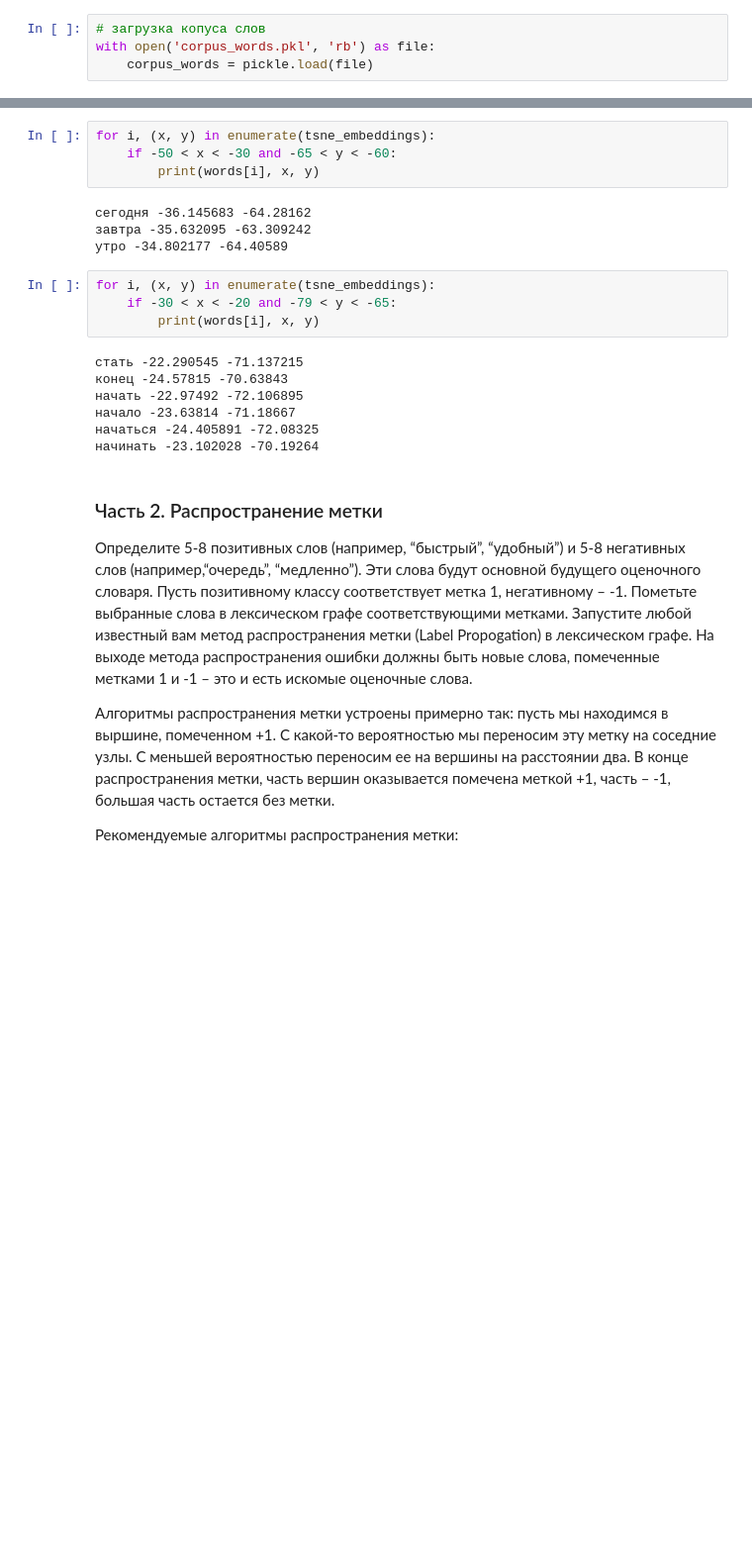
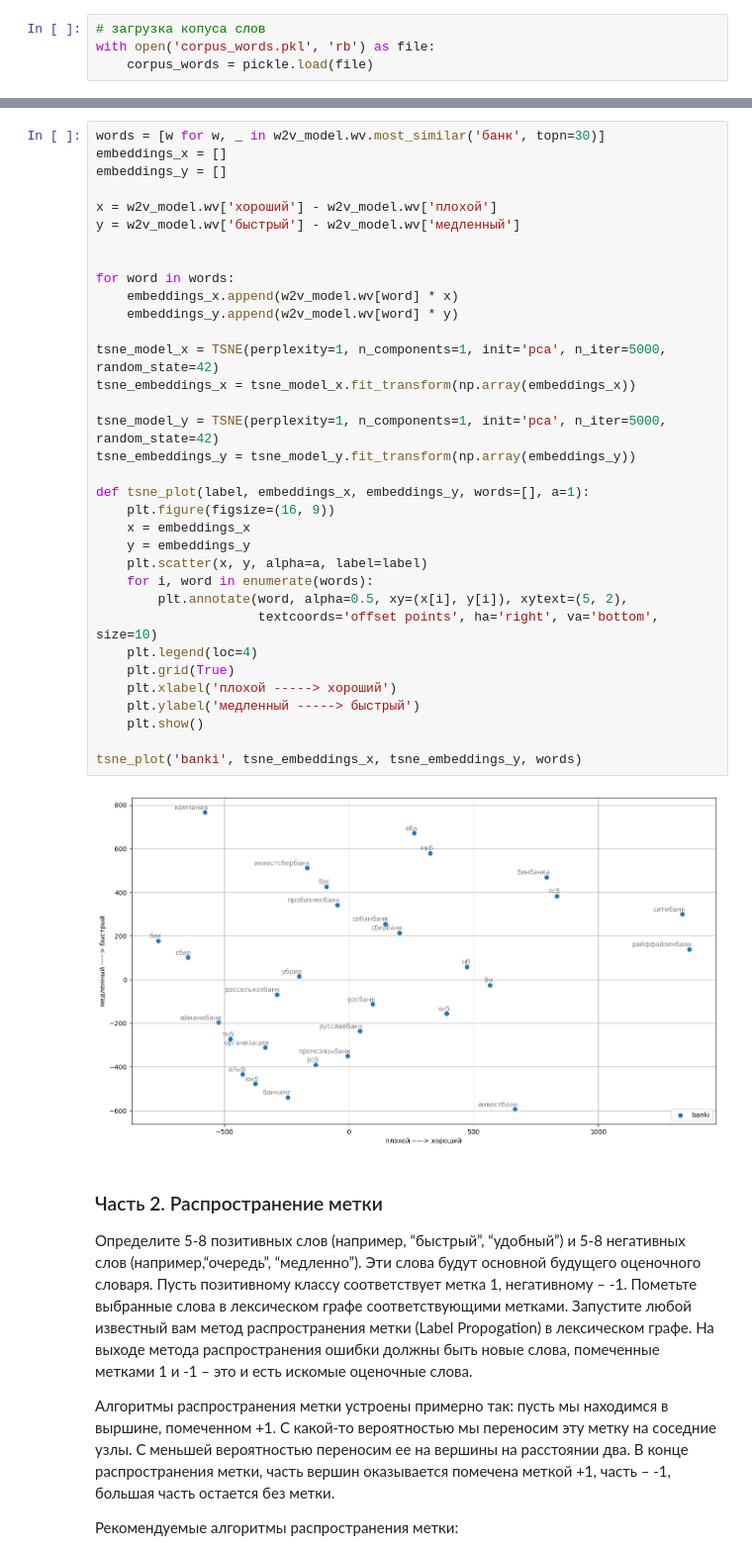
Before and after one commit to p-maksimova/sentiment-analysis-dict-hw, a Jupyter notebook: hw-3.ipynb, the cells around one changed output, grey strips where cells are left out. Shown at 99% size. Cells and saved outputs as stored; diff of their text form; blank space fills up the shorter version.

```diff
--- a/hw-3.ipynb
+++ b/hw-3.ipynb
@@ -346,22 +278,39 @@ for i, (x, y) in enumerate(tsne_embeddings):
-# %%
-for i, (x, y) in enumerate(tsne_embeddings):
-    if -50 < x < -30 and -65 < y < -60:
-        print(words[i], x, y)
-# %% [output]
-сегодня -36.145683 -64.28162
-завтра -35.632095 -63.309242
-утро -34.802177 -64.40589
-# %%
-for i, (x, y) in enumerate(tsne_embeddings):
-    if -30 < x < -20 and -79 < y < -65:
-        print(words[i], x, y)
-# %% [output]
-стать -22.290545 -71.137215
-конец -24.57815 -70.63843
-начать -22.97492 -72.106895
-начало -23.63814 -71.18667
-начаться -24.405891 -72.08325
-начинать -23.102028 -70.19264
+# %%
+words = [w for w, _ in w2v_model.wv.most_similar('банк', topn=30)]
+embeddings_x = []
+embeddings_y = []
+
+x = w2v_model.wv['хороший'] - w2v_model.wv['плохой']
+y = w2v_model.wv['быстрый'] - w2v_model.wv['медленный']
+
+
+for word in words:
+    embeddings_x.append(w2v_model.wv[word] * x)
+    embeddings_y.append(w2v_model.wv[word] * y)
+
+tsne_model_x = TSNE(perplexity=1, n_components=1, init='pca', n_iter=5000, random_state=42)
+tsne_embeddings_x = tsne_model_x.fit_transform(np.array(embeddings_x))
+
+tsne_model_y = TSNE(perplexity=1, n_components=1, init='pca', n_iter=5000, random_state=42)
+tsne_embeddings_y = tsne_model_y.fit_transform(np.array(embeddings_y))
+
+def tsne_plot(label, embeddings_x, embeddings_y, words=[], a=1):
+    plt.figure(figsize=(16, 9))
+    x = embeddings_x
+    y = embeddings_y
+    plt.scatter(x, y, alpha=a, label=label)
+    for i, word in enumerate(words):
+        plt.annotate(word, alpha=0.5, xy=(x[i], y[i]), xytext=(5, 2),
+                     textcoords='offset points', ha='right', va='bottom', size=10)
+    plt.legend(loc=4)
+    plt.grid(True)
+    plt.xlabel('плохой -----> хороший')
+    plt.ylabel('медленный -----> быстрый')
+    plt.show()
+
+tsne_plot('banki', tsne_embeddings_x, tsne_embeddings_y, words)
+# %% [output]
+[figure, added]
 # %% [markdown]
 ### Часть 2. Распространение метки
 Определите 5-8 позитивных слов (например, “быстрый”, “удобный”) и 5-8 негативных слов (например,“очередь”, “медленно”). Эти слова будут основной будущего оценочного словаря. Пусть позитивному классу соответствует метка 1, негативному – -1. Пометьте выбранные слова в лексическом графе соответствующими метками. Запустите любой известный вам метод распространения метки (Label Propogation) в лексическом графе. На выходе метода распространения ошибки должны быть новые слова, помеченные метками 1 и -1 – это и есть искомые оценочные слова.
```
Also changed, not shown: parts of 9 cells of this notebook.
